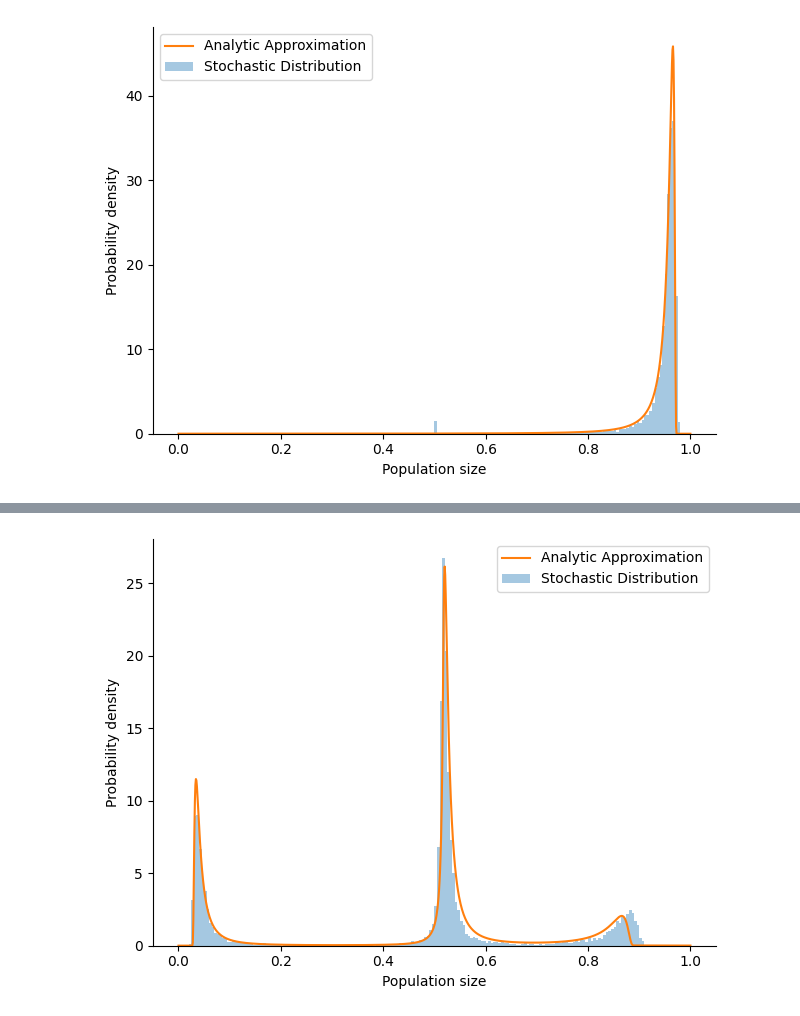
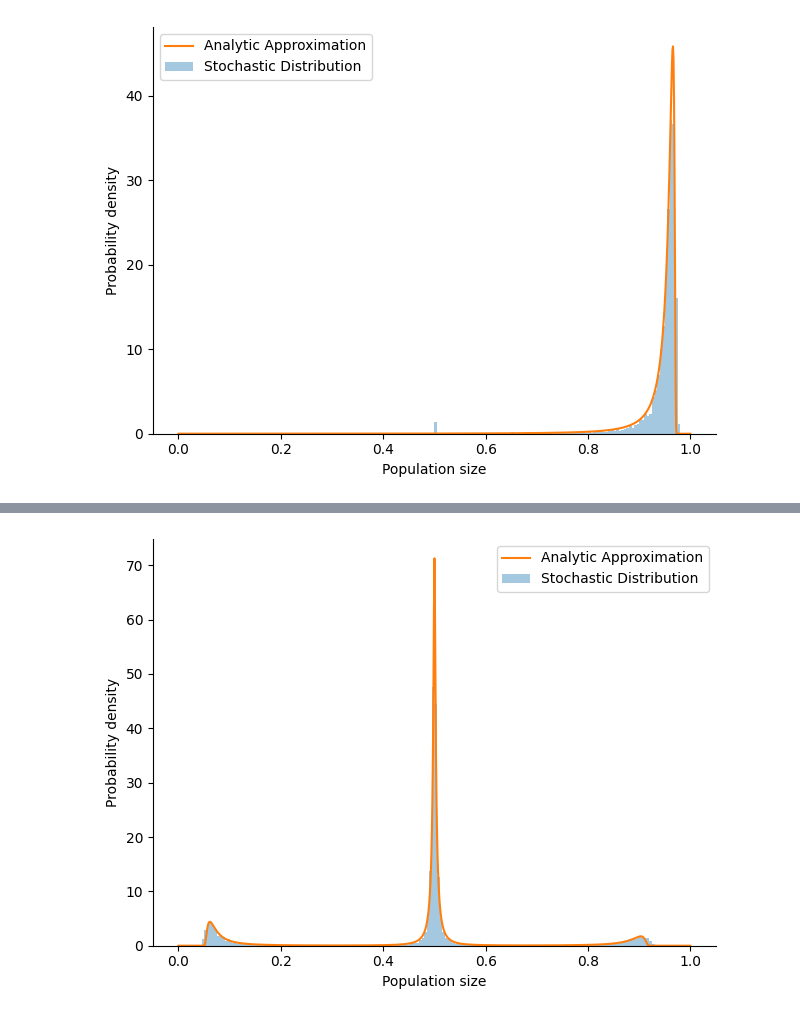
Before and after one commit to chrishowes55/m4r, a Jupyter notebook: overview.ipynb, the cells around one changed output, grey strips where cells are left out. Cells and saved outputs as stored; diff of their text form; code cells hidden in the pictures.

```diff
--- a/overview.ipynb
+++ b/overview.ipynb
@@ -783,24 +781,26 @@ plt.show()
 # %%
-mu = 0.012
-gamma = 0.04
-nu = 0.02
-zeta = 0.006
+mu = 0.005
+gamma = 0.005
+nu = 0.025
+zeta = 0.025
+theta = 2.4
+tau = 45
 
 betaCancer = stochastic_growth(theta, tau, mu, gamma, nu, zeta, T, 10000, init)
 
 x = np.linspace(0, 1, 1001)
 pdf = np.exp(combined_lpdf(x, theta, tau, mu, gamma, nu, zeta, T))
 
 fig, ax = plt.subplots()
 
 plt.hist(betaCancer, bins = np.linspace(0, 1, 201),
          alpha = 0.4, density = True)
 plt.plot(x, pdf)
 plt.xlabel('Population size')
 plt.ylabel('Probability density')
 plt.tight_layout()
 plt.legend(labels=["Analytic Approximation", "Stochastic Distribution"])
 sns.despine()
 plt.show()
 # %% [output]
-[figure, old version]
+[figure, new version]
```
Also changed, not shown: parts of 20 cells of this notebook, 6 other files.
